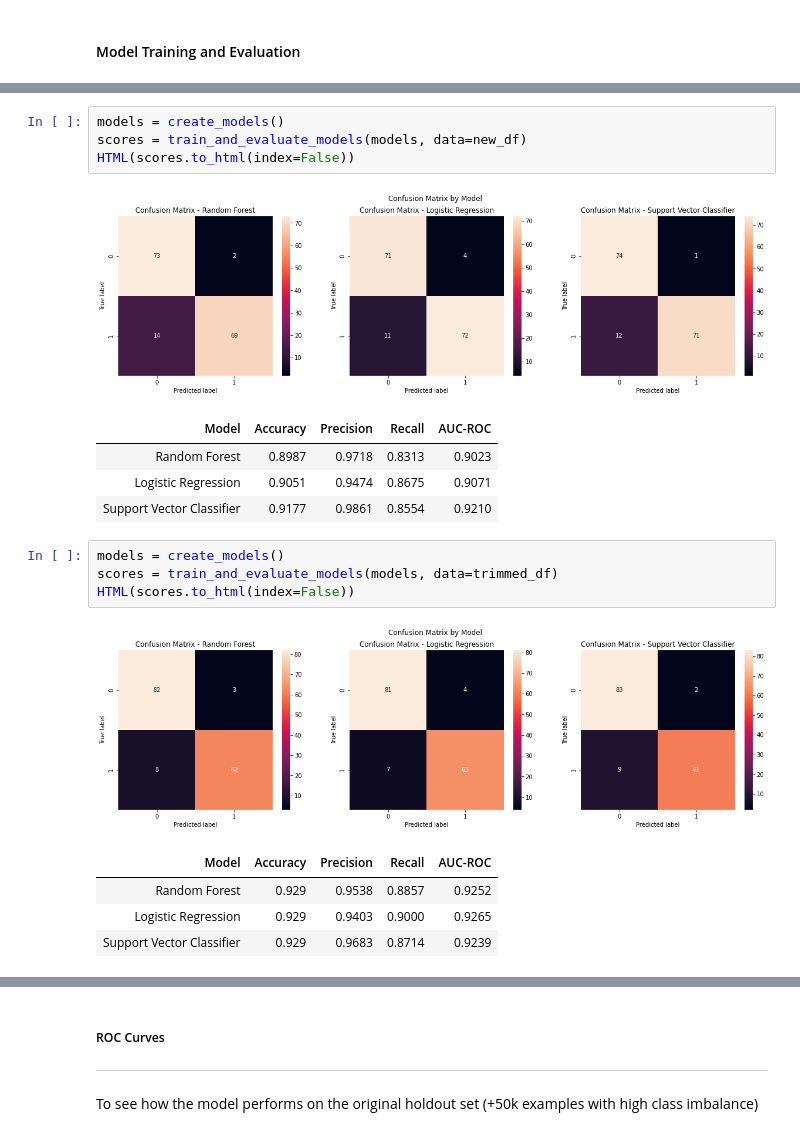
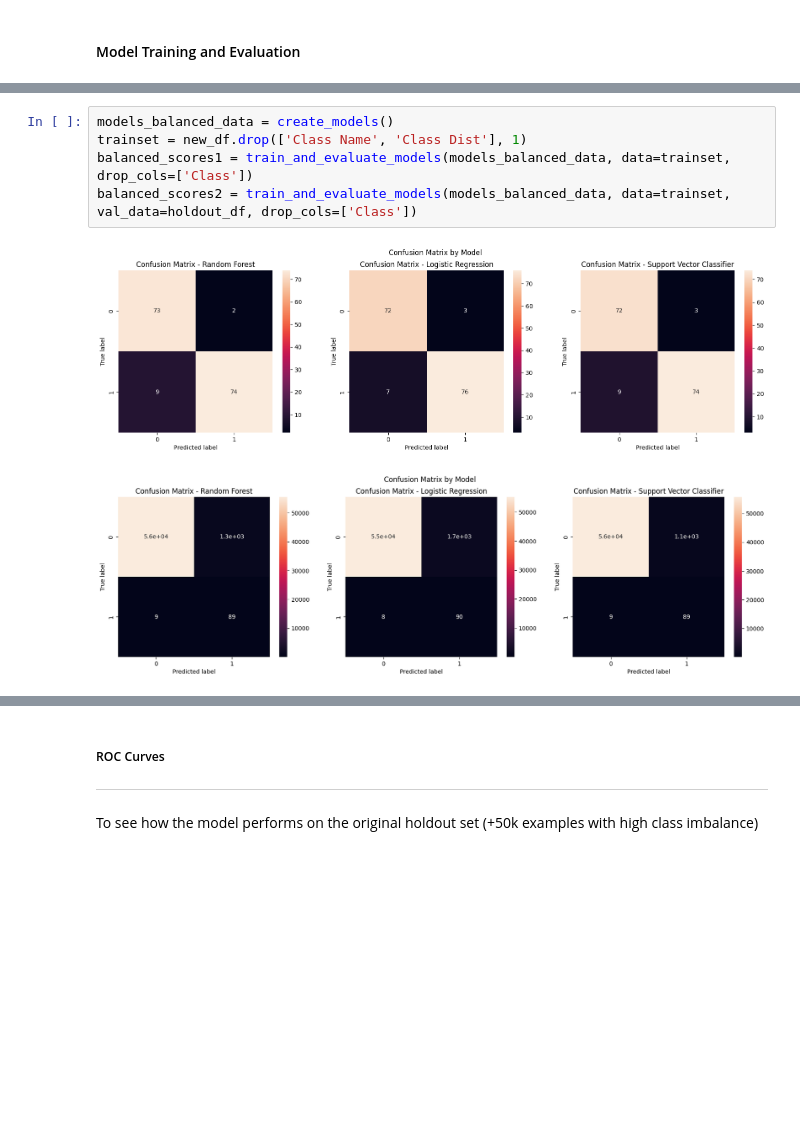
Before and after one commit to chris-caballero/Fraud-Transaction-Detection, a Jupyter notebook: fraud-detection.ipynb, the cells around one changed output, grey strips where cells are left out. Drawn from its saved outputs; the diff is of its cells as text; blank space fills up the shorter version.

```diff
--- a/fraud-detection.ipynb
+++ b/fraud-detection.ipynb
@@ -643,20 +656,8 @@ Based on our test set (model was not fit on these samples), we can see that the
-# %%
-models = create_models()
-scores = train_and_evaluate_models(models, data=new_df)
-HTML(scores.to_html(index=False))
-# %% [output]
-[figure, removed]
-| Model | Accuracy | Precision | Recall | AUC-ROC |
-| Random Forest | 0.8987 | 0.9718 | 0.8313 | 0.9023 |
-| Logistic Regression | 0.9051 | 0.9474 | 0.8675 | 0.9071 |
-| Support Vector Classifier | 0.9177 | 0.9861 | 0.8554 | 0.9210 |
-# %%
-models = create_models()
-scores = train_and_evaluate_models(models, data=trimmed_df)
-HTML(scores.to_html(index=False))
-# %% [output]
-[figure, removed]
-| Model | Accuracy | Precision | Recall | AUC-ROC |
-| Random Forest | 0.929 | 0.9538 | 0.8857 | 0.9252 |
-| Logistic Regression | 0.929 | 0.9403 | 0.9000 | 0.9265 |
-| Support Vector Classifier | 0.929 | 0.9683 | 0.8714 | 0.9239 |
+# %%
+models_balanced_data = create_models()
+trainset = new_df.drop(['Class Name', 'Class Dist'], 1)
+balanced_scores1 = train_and_evaluate_models(models_balanced_data, data=trainset, drop_cols=['Class'])
+balanced_scores2 = train_and_evaluate_models(models_balanced_data, data=trainset, val_data=holdout_df, drop_cols=['Class'])
+# %% [output]
+[figure, added]
+[figure, added]
```
Also changed, not shown: parts of 31 cells of this notebook.
